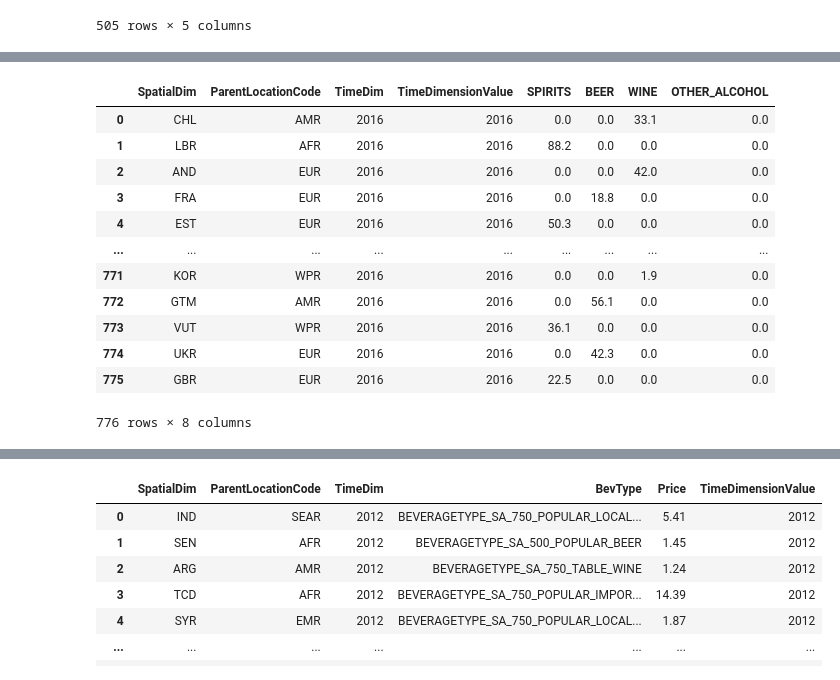
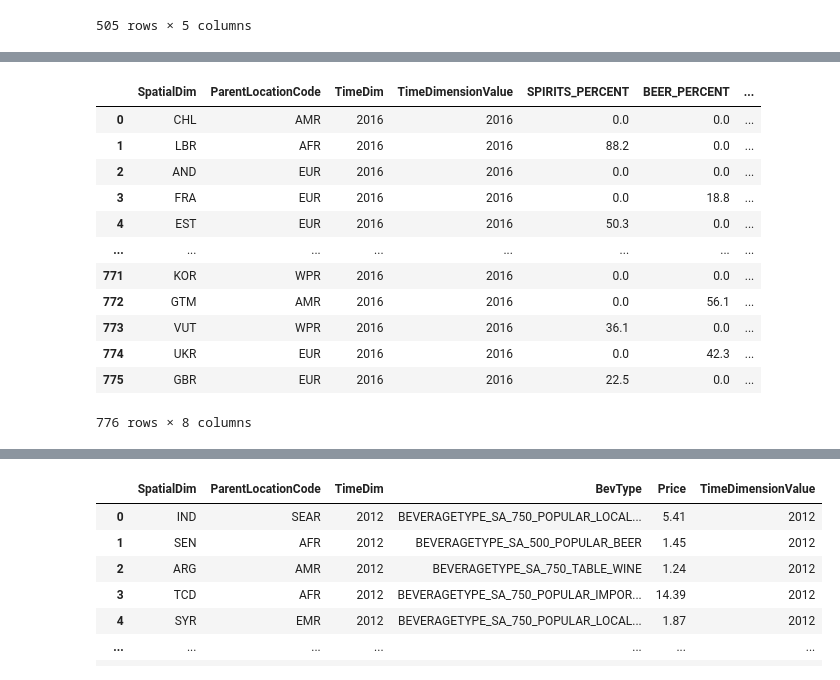
Before and after one commit to ThePennyGoblin/SMU_BootCamp_-Project_1, a Jupyter notebook: WHO Data API/PROJECT_1_Caitev3.ipynb, the cells around one changed output, grey strips where cells are left out. Saved outputs shown, nothing was run; the diff lists cells and outputs as text; code cells hidden in the pictures.

Commit message:
MASTER DATAFRAME CLEAN READY FOR USE

```diff
--- a/WHO Data API/PROJECT_1_Caitev3.ipynb
+++ b/WHO Data API/PROJECT_1_Caitev3.ipynb
@@ -99,7 +107,16 @@ display(df_0clean)
 | 504 | EST | EUR | 1999 | 2 | 1999 |
 505 rows × 5 columns
 # %%
-df_1clean= df_1[['SpatialDim', 'ParentLocationCode', 'TimeDim','Dim1', 'Value', 'TimeDimensionValue']]
-df_1clean.columns = ['SpatialDim', 'ParentLocationCode', 'TimeDim','BevType', 'LPerCapita', 'TimeDimensionValue']
+df_1clean= df_1[['SpatialDim',
+                 'ParentLocationCode',
+                 'TimeDim','Dim1',
+                 'Value',
+                 'TimeDimensionValue']]
+df_1clean.columns = ['SpatialDim',
+                     'ParentLocationCode',
+                     'TimeDim',
+                     'BevType',
+                     'PercBevType',
+                     'TimeDimensionValue']
 display(df_1clean)
 # %% [output]
@@ -116,3 +133,7 @@ display(df_1clean)
 | 774 | UKR | EUR | 2016 | ALCOHOLTYPE_SA_BEER | 42.3 | 2016 |
 | 775 | GBR | EUR | 2016 | ALCOHOLTYPE_SA_SPIRITS | 22.5 | 2016 |
 776 rows × 6 columns
+# %%
+# Set cells with "<" to null in the 'LPerCapita' column
+df_1clean['PercBevType'] = df_1clean['PercBevType'].replace('<1', 0)
+df_1clean['PercBevType'] = df_1clean['PercBevType'].replace('No data', 0)
@@ -119,32 +151,24 @@ display(df_1clean)
 # %%
-# Create new columns for SPIRITS, BEER, WINE, and OTHER_ALCOHOL
-df_1clean['SPIRITS'] = 0
-df_1clean['BEER'] = 0
-df_1clean['WINE'] = 0
-df_1clean['OTHER_ALCOHOL'] = 0
+# Create new columns for SPIRITS, BEER, WINE, and OTHER_ALCOHOL percentages
+df_1clean['SPIRITS_PERCENT'] = 0
+df_1clean['BEER_PERCENT'] = 0
+df_1clean['WINE_PERCENT'] = 0
+df_1clean['OTHER_ALCOHOL_PERCENT'] = 0
 
 # Iterate over rows and update SPIRITS, BEER, WINE, or OTHER_ALCOHOL columns based on 'BevType'
 for index, row in df_1clean.iterrows():
-    if row['LPerCapita'] is not None and row['LPerCapita'] != 'No data':
+    if row['PercBevType'] is not None and row['PercBevType'] != 'No data':
         if 'SPIRITS' in row['BevType']:
-            df_1clean.at[index, 'SPIRITS'] = float(row['LPerCapita'])
+            df_1clean.at[index, 'SPIRITS_PERCENT'] = float(row['PercBevType'])
         elif 'BEER' in row['BevType']:
-            df_1clean.at[index, 'BEER'] = float(row['LPerCapita'])
+            df_1clean.at[index, 'BEER_PERCENT'] = float(row['PercBevType'])
         elif 'WINE' in row['BevType']:
-            df_1clean.at[index, 'WINE'] = float(row['LPerCapita'])
+            df_1clean.at[index, 'WINE_PERCENT'] = float(row['PercBevType'])
         elif 'OTHER_ALCOHOL' in row['BevType']:
-            # Replace "<1" with 0.5, assuming it represents a value less than 1
-            l_per_capita = row['LPerCapita'].replace('<', '')
-            df_1clean.at[index, 'OTHER_ALCOHOL'] = float(l_per_capita) if l_per_capita.isnumeric() else 0.5
+            df_1clean.at[index, 'OTHER_ALCOHOL_PERCENT'] = float(row['PercBevType'])
 
-# Explicitly cast the newly added columns to float
-df_1clean['SPIRITS'] = df_1clean['SPIRITS'].astype(float)
-df_1clean['BEER'] = df_1clean['BEER'].astype(float)
-df_1clean['WINE'] = df_1clean['WINE'].astype(float)
-df_1clean['OTHER_ALCOHOL'] = df_1clean['OTHER_ALCOHOL'].astype(float)
-
-# Drop the original 'LPerCapita' and 'BevType' columns if no longer needed
-df_1clean.drop(columns=['LPerCapita', 'BevType'], inplace=True)
+# Drop the original 'PercBevType' and 'BevType' columns if no longer needed
+df_1clean.drop(columns=['PercBevType', 'BevType'], inplace=True)
 
 # Display the updated DataFrame
 display(df_1clean)
@@ -169,15 +193,15 @@ See the caveats in the documentation: https://pandas.pydata.org/pandas-docs/stab
-|  | SpatialDim | ParentLocationCode | TimeDim | TimeDimensionValue | SPIRITS | BEER | WINE | OTHER_ALCOHOL |
-| 0 | CHL | AMR | 2016 | 2016 | 0.0 | 0.0 | 33.1 | 0.0 |
-| 1 | LBR | AFR | 2016 | 2016 | 88.2 | 0.0 | 0.0 | 0.0 |
-| 2 | AND | EUR | 2016 | 2016 | 0.0 | 0.0 | 42.0 | 0.0 |
-| 3 | FRA | EUR | 2016 | 2016 | 0.0 | 18.8 | 0.0 | 0.0 |
-| 4 | EST | EUR | 2016 | 2016 | 50.3 | 0.0 | 0.0 | 0.0 |
-| ... | ... | ... | ... | ... | ... | ... | ... | ... |
-| 771 | KOR | WPR | 2016 | 2016 | 0.0 | 0.0 | 1.9 | 0.0 |
-| 772 | GTM | AMR | 2016 | 2016 | 0.0 | 56.1 | 0.0 | 0.0 |
-| 773 | VUT | WPR | 2016 | 2016 | 36.1 | 0.0 | 0.0 | 0.0 |
-| 774 | UKR | EUR | 2016 | 2016 | 0.0 | 42.3 | 0.0 | 0.0 |
-| 775 | GBR | EUR | 2016 | 2016 | 22.5 | 0.0 | 0.0 | 0.0 |
+|  | SpatialDim | ParentLocationCode | TimeDim | TimeDimensionValue | SPIRITS_PERCENT | BEER_PERCENT | ... |
+| 0 | CHL | AMR | 2016 | 2016 | 0.0 | 0.0 | ... |
+| 1 | LBR | AFR | 2016 | 2016 | 88.2 | 0.0 | ... |
+| 2 | AND | EUR | 2016 | 2016 | 0.0 | 0.0 | ... |
+| 3 | FRA | EUR | 2016 | 2016 | 0.0 | 18.8 | ... |
+| 4 | EST | EUR | 2016 | 2016 | 50.3 | 0.0 | ... |
+| ... | ... | ... | ... | ... | ... | ... | ... |
+| 771 | KOR | WPR | 2016 | 2016 | 0.0 | 0.0 | ... |
+| 772 | GTM | AMR | 2016 | 2016 | 0.0 | 56.1 | ... |
+| 773 | VUT | WPR | 2016 | 2016 | 36.1 | 0.0 | ... |
+| 774 | UKR | EUR | 2016 | 2016 | 0.0 | 42.3 | ... |
+| 775 | GBR | EUR | 2016 | 2016 | 22.5 | 0.0 | ... |
 776 rows × 8 columns
 # %%
 # Group by 'SpatialDim' and aggregate the values of 'SPIRITS', 'BEER', 'WINE', and 'OTHER_ALCOHOL'
```
Also changed, not shown: parts of 17 cells of this notebook, 15 other files.
